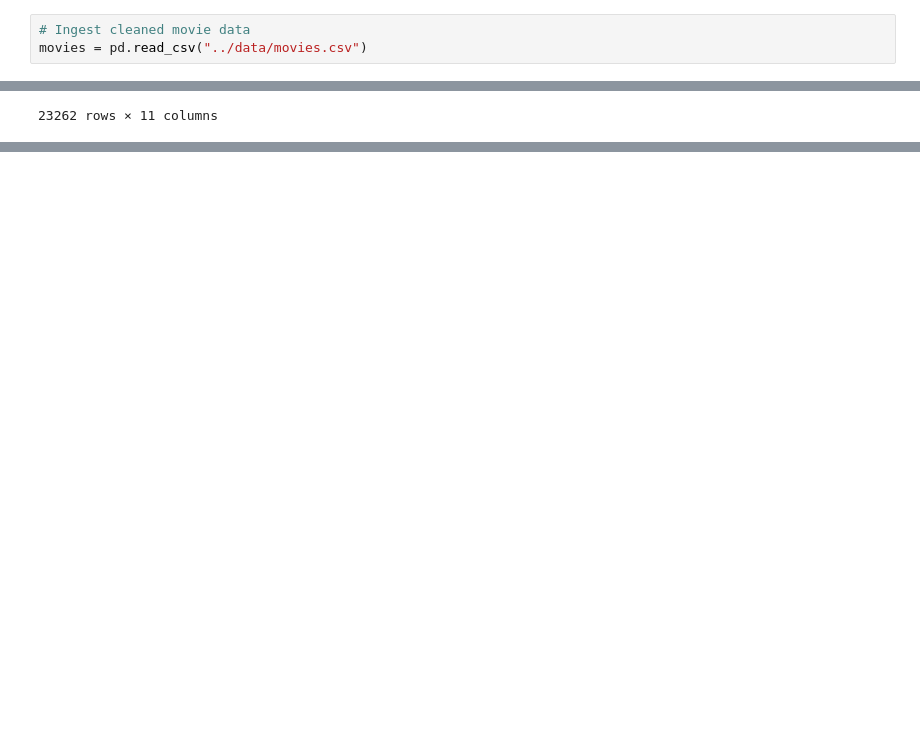
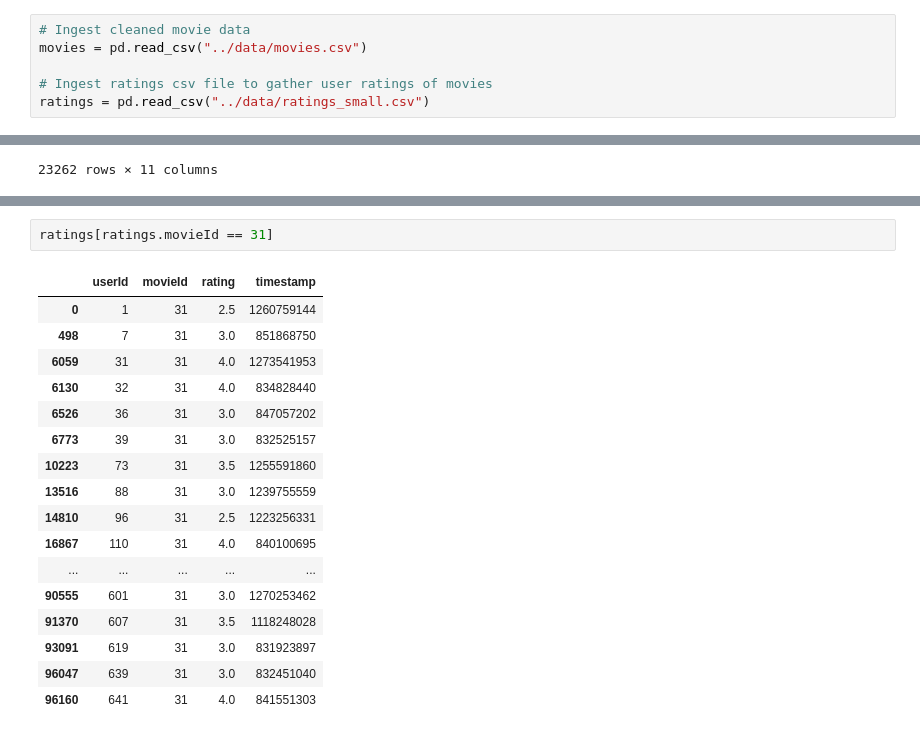
Before and after one commit to mcastelli5/Movie-Recommendation-Engine, a Jupyter notebook: notebooks/make_recommendation.ipynb, the cells around one changed output, grey strips where cells are left out. Cells and saved outputs as stored; diff of their text form; blank space fills up the shorter version.

Commit message:
update data sources

```diff
--- a/notebooks/make_recommendation.ipynb
+++ b/notebooks/make_recommendation.ipynb
@@ -12,6 +12,9 @@ from collecting_user_data import User
 # %%
 # Ingest cleaned movie data
 movies = pd.read_csv("../data/movies.csv")
+
+# Ingest ratings csv file to gather user ratings of movies
+ratings = pd.read_csv("../data/ratings_small.csv")
 # %%
 display(movies)
 # %% [output]
@@ -74,0 +104,20 @@ make_recommendation()
+# %%
+ratings[ratings.movieId == 31]
+# %% [output]
+|  | userId | movieId | rating | timestamp |
+| 0 | 1 | 31 | 2.5 | 1260759144 |
+| 498 | 7 | 31 | 3.0 | 851868750 |
+| 6059 | 31 | 31 | 4.0 | 1273541953 |
+| 6130 | 32 | 31 | 4.0 | 834828440 |
+| 6526 | 36 | 31 | 3.0 | 847057202 |
+| 6773 | 39 | 31 | 3.0 | 832525157 |
+| 10223 | 73 | 31 | 3.5 | 1255591860 |
+| 13516 | 88 | 31 | 3.0 | 1239755559 |
+| 14810 | 96 | 31 | 2.5 | 1223256331 |
+| 16867 | 110 | 31 | 4.0 | 840100695 |
+| ... | ... | ... | ... | ... |
+| 90555 | 601 | 31 | 3.0 | 1270253462 |
+| 91370 | 607 | 31 | 3.5 | 1118248028 |
+| 93091 | 619 | 31 | 3.0 | 831923897 |
+| 96047 | 639 | 31 | 3.0 | 832451040 |
+| 96160 | 641 | 31 | 4.0 | 841551303 |
```
Also changed, not shown: parts of 4 cells of this notebook, 3 other files.
